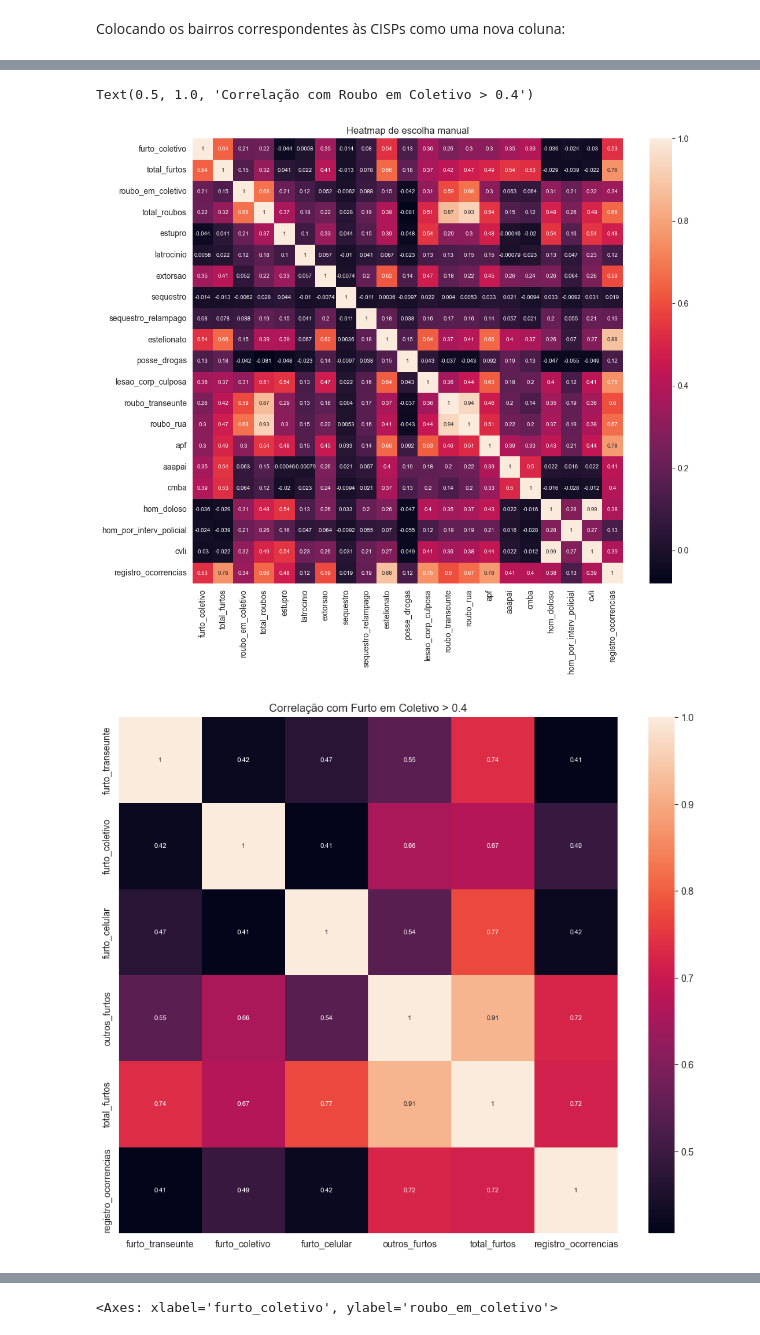
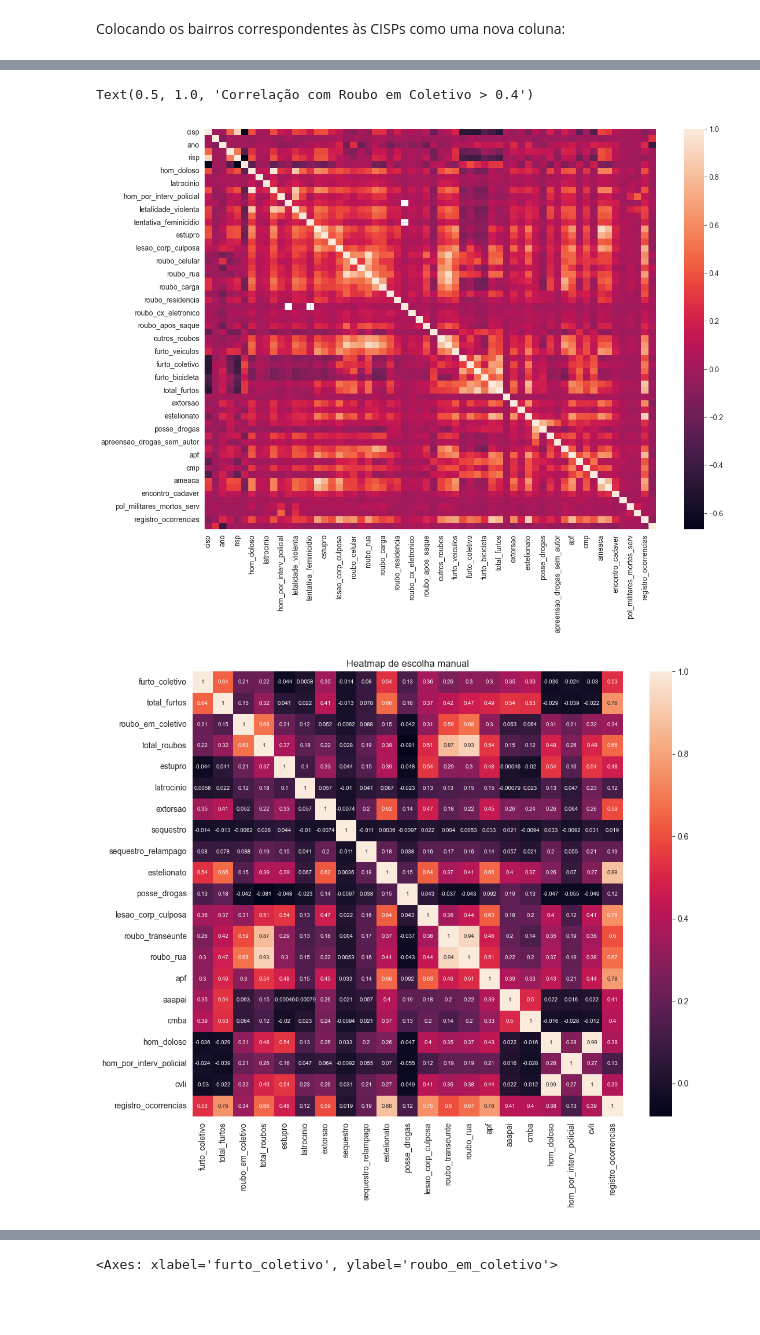
Before and after one commit to UFRJ-Analytica/PS-2026.1, a Jupyter notebook: notebooks/analiseexploratoria.ipynb, the cells around one changed output, grey strips where cells are left out. Saved outputs shown, nothing was run; the diff lists cells and outputs as text; code cells hidden in the pictures; blank space fills up the shorter version.

```diff
--- a/notebooks/analiseexploratoria.ipynb
+++ b/notebooks/analiseexploratoria.ipynb
@@ -522,2 +505,5 @@ print(df[['cisp', 'bairros']].head(20))
 # %%
-df.to_pickle('../datasets/dataframe_com_bairros.pkl')
+# Fiz o dataset dataframe_com_bairros utilizando o dicionário acima
+
+with open("../datasets/dataframe_com_bairros.pkl","rb") as file:
+    df = pickle.load(file)
@@ -529,34 +510,39 @@ recuperacao_veiculos, total_roubos, outros_roubos, roubo_carga, roubo_veiculo, r
 # %%
+dfnumerical = df.select_dtypes(include=np.number)
+
+plt.figure(figsize=(14,10))
+sns.heatmap(dfnumerical.corr())
+
 dfheatmapmanual = df[["furto_coletivo", "total_furtos",
                 "roubo_em_coletivo", "total_roubos",
                 "estupro",
                 "latrocinio",
                 "extorsao",
                 "sequestro", "sequestro_relampago",
                 "estelionato",
                 "posse_drogas",
                 "lesao_corp_culposa",
                 "roubo_transeunte", "roubo_rua",
                 "apf", "aaapai", "cmba", # não faço ideia do que seja isso, mas tem uma correlação forte com furto em coletivo
                 "hom_doloso", "hom_por_interv_policial",
                 "cvli",                  # não faço ideia do que seja isso, mas tem uma correlação forte com roubo em coletivo
                 "registro_ocorrencias"]]
 
 
 plt.figure(figsize=(12,10))
 sns.heatmap(dfheatmapmanual.corr(), annot=True, annot_kws={"size": "x-small"}).set_title("Heatmap de escolha manual")
 
 # Fazendo o heatmap somente dos valores que ficam acima de um dado valor (threshold)
 threshold = 0.4
 
 dfheatmapcorrfurto = dfnumerical[dfnumerical.corr()[dfnumerical.corr()["furto_coletivo"] > threshold]["furto_coletivo"].keys()].corr()
-plt.figure(figsize=(12,10))
+plt.figure(figsize=(6,4))
 sns.heatmap(dfheatmapcorrfurto, annot=True, annot_kws={"size": "x-small"}).set_title(f"Correlação com Furto em Coletivo > {threshold}")
 
 dfheatmapcorrroubo = dfnumerical[dfnumerical.corr()[dfnumerical.corr()["roubo_em_coletivo"] > threshold]["roubo_em_coletivo"].keys()].corr()
-plt.figure(figsize=(12,10))
-sns.heatmap(dfheatmapcorrroubo, annot=True, annot_kws={"size": "xx-small"}).set_title(f"Correlação com Roubo em Coletivo > {threshold}")
+plt.figure(figsize=(6,4))
+sns.heatmap(dfheatmapcorrroubo, annot=True, annot_kws={"size": "x-small"}).set_title(f"Correlação com Roubo em Coletivo > {threshold}")
 # %% [output]
 Text(0.5, 1.0, 'Correlação com Roubo em Coletivo > 0.4')
-[figure, old version]
+[figure, new version]
-[figure, old version]
+[figure, new version]
```
Also changed, not shown: parts of 12 cells of this notebook.
